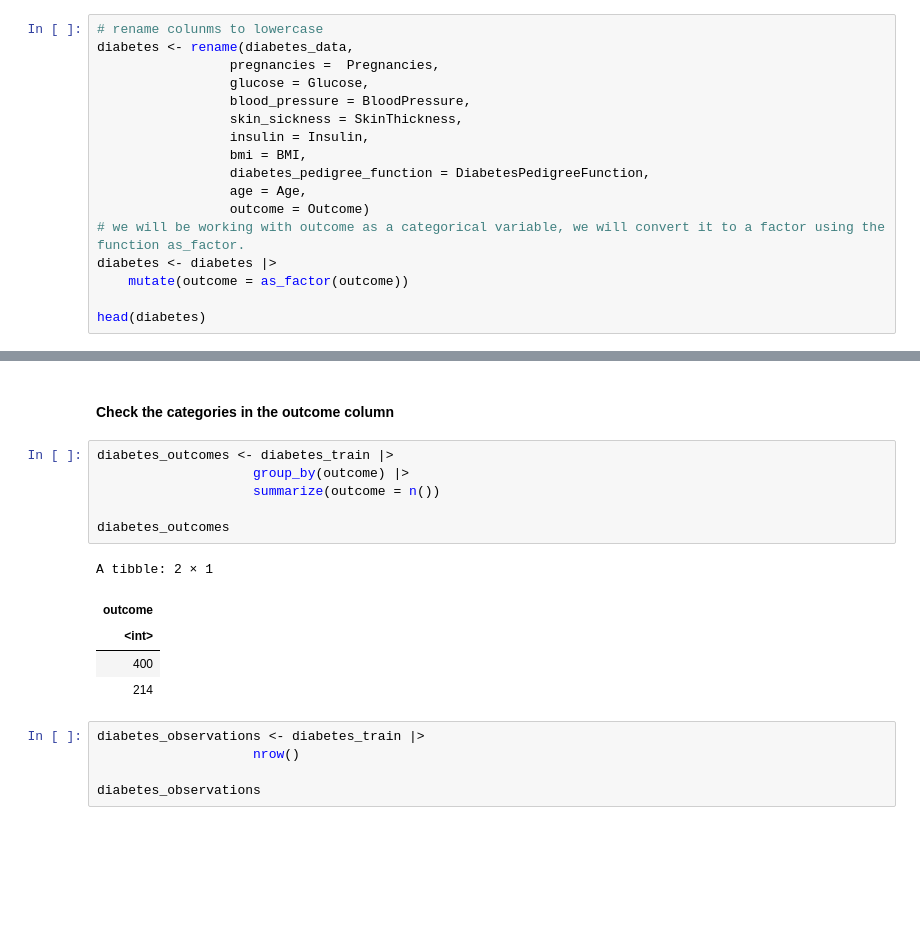
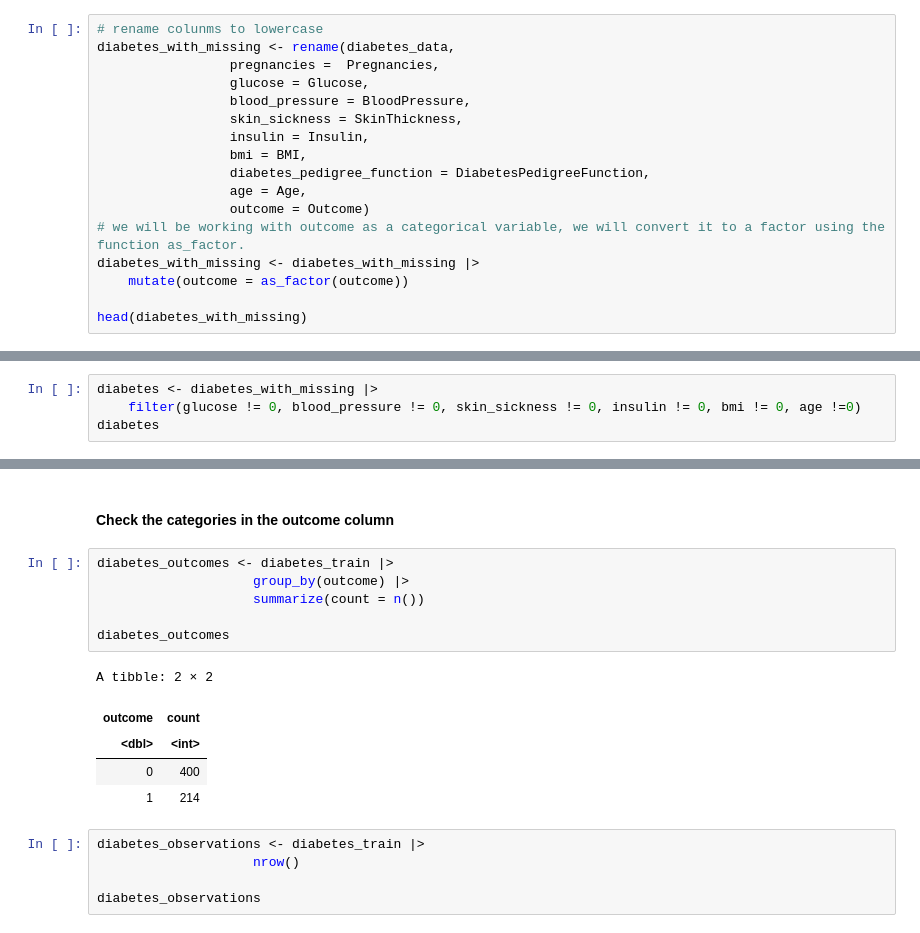
Before and after one commit to audrey-rw5683/dsci-100-2023w2-group-002-2, a Jupyter notebook: proposal.ipynb, the cells around one changed output, grey strips where cells are left out. Drawn from its saved outputs; the diff is of its cells as text; blank space fills up the shorter version.

Commit message:
Added data description

```diff
--- a/proposal.ipynb
+++ b/proposal.ipynb
@@ -80,7 +82,7 @@ A tibble: 6 × 9
 set.seed(123) #do not change the value.
 # %%
 # rename colunms to lowercase
-diabetes <- rename(diabetes_data,
+diabetes_with_missing <- rename(diabetes_data,
                  pregnancies =  Pregnancies,
                  glucose = Glucose,
                  blood_pressure = BloodPressure,
@@ -91,10 +93,10 @@ diabetes <- rename(diabetes_data,
                  age = Age,
                  outcome = Outcome)
 # we will be working with outcome as a categorical variable, we will convert it to a factor using the function as_factor.
-diabetes <- diabetes |>
+diabetes_with_missing <- diabetes_with_missing |>
     mutate(outcome = as_factor(outcome))
 
-head(diabetes)
+head(diabetes_with_missing)
 # %% [output]
 A tibble: 6 × 9
 | pregnancies | glucose | blood_pressure | skin_sickness | insulin | bmi | diabetes_pedigree_function | age | outcome |
@@ -107,0 +112,4 @@ A tibble: 6 × 9
+# %%
+diabetes <- diabetes_with_missing |>
+    filter(glucose != 0, blood_pressure != 0, skin_sickness != 0, insulin != 0, bmi != 0, age !=0)
+diabetes
@@ -137,15 +177,15 @@ $ outcome                    <dbl> 0, 0, 0, 1, 1, 0, 0, 0, 0, 0, 0, 0, 0, 0, 0
 # %%
 diabetes_outcomes <- diabetes_train |>
                     group_by(outcome) |>
-                    summarize(outcome = n())
+                    summarize(count = n())
 
 diabetes_outcomes
 # %% [output]
-A tibble: 2 × 1
+A tibble: 2 × 2
-| outcome |
-| <int> |
-| 400 |
-| 214 |
+| outcome | count |
+| <dbl> | <int> |
+| 0 | 400 |
+| 1 | 214 |
 # %%
 diabetes_observations <- diabetes_train |>
                     nrow()
```
Also changed, not shown: parts of 6 cells of this notebook.
